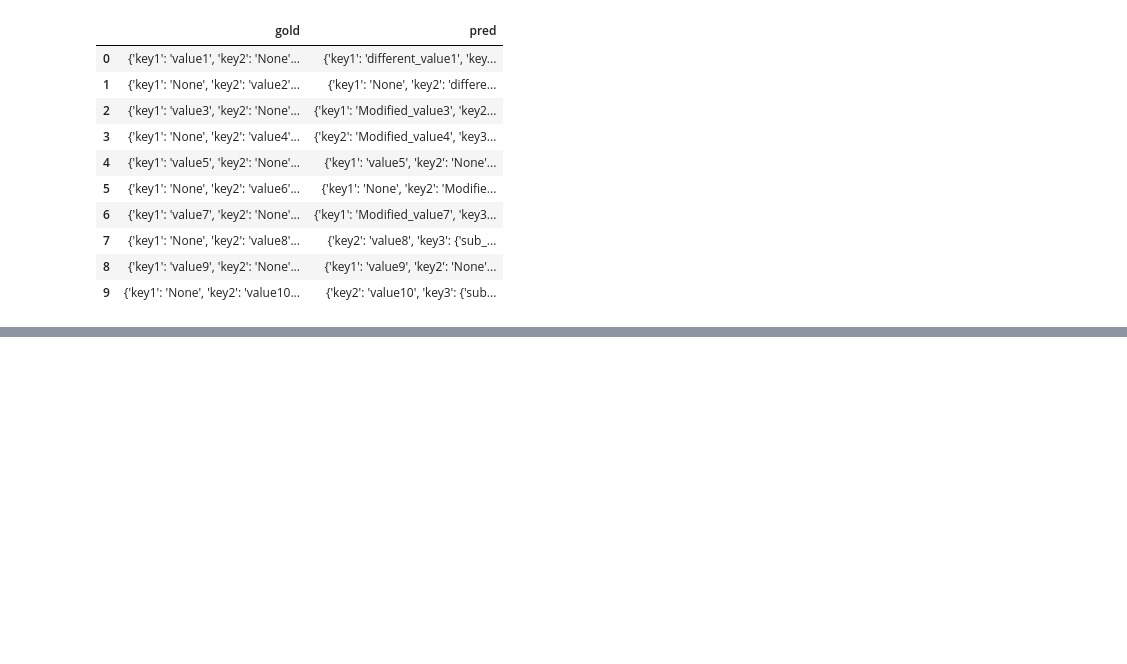
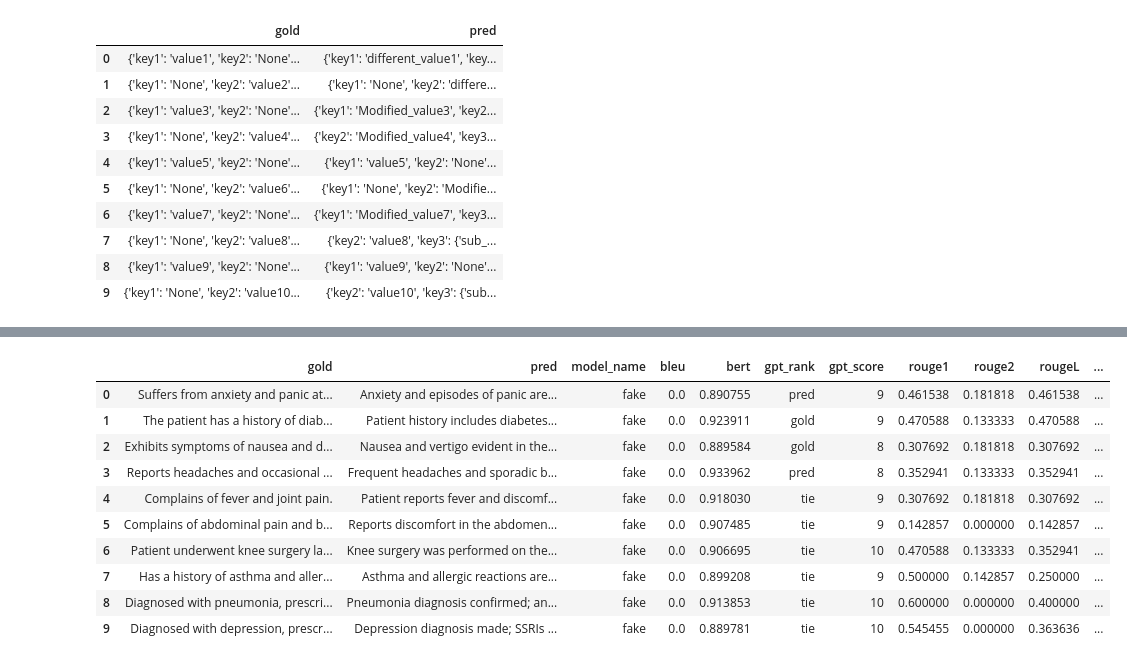
Before and after one commit to EPFL-IC-Make-Team/medinote, a Jupyter notebook: eval_tests.ipynb, the cells around one changed output, grey strips where cells are left out. Saved outputs shown, nothing was run; the diff lists cells and outputs as text; code cells hidden in the pictures; blank space fills up the shorter version.

```diff
--- a/eval_tests.ipynb
+++ b/eval_tests.ipynb
@@ -65,0 +55,4 @@ display(by_keys)
+# %%
+path = 'data/fake_clinical_notes_data.jsonl'
+eval_test_data_clinacal_notes = pd.read_json(path, lines=True)
+display(eval_test_data_clinacal_notes)
@@ -65,0 +71,2 @@ display(by_keys)
+# %%
+res = clinical_note_evaluation('fake',path)
@@ -65,0 +84,14 @@ display(by_keys)
+# %%
+display(res)
+# %% [output]
+|  | gold | pred | model_name | bleu | bert | gpt_rank | gpt_score | rouge1 | rouge2 | rougeL | ... |
+| 0 | Suffers from anxiety and panic at... | Anxiety and episodes of panic are... | fake | 0.0 | 0.890755 | pred | 9 | 0.461538 | 0.181818 | 0.461538 | ... |
+| 1 | The patient has a history of diab... | Patient history includes diabetes... | fake | 0.0 | 0.923911 | gold | 9 | 0.470588 | 0.133333 | 0.470588 | ... |
+| 2 | Exhibits symptoms of nausea and d... | Nausea and vertigo evident in the... | fake | 0.0 | 0.889584 | gold | 8 | 0.307692 | 0.181818 | 0.307692 | ... |
+| 3 | Reports headaches and occasional ... | Frequent headaches and sporadic b... | fake | 0.0 | 0.933962 | pred | 8 | 0.352941 | 0.133333 | 0.352941 | ... |
+| 4 | Complains of fever and joint pain. | Patient reports fever and discomf... | fake | 0.0 | 0.918030 | tie | 9 | 0.307692 | 0.181818 | 0.307692 | ... |
+| 5 | Complains of abdominal pain and b... | Reports discomfort in the abdomen... | fake | 0.0 | 0.907485 | tie | 9 | 0.142857 | 0.000000 | 0.142857 | ... |
+| 6 | Patient underwent knee surgery la... | Knee surgery was performed on the... | fake | 0.0 | 0.906695 | tie | 10 | 0.470588 | 0.133333 | 0.352941 | ... |
+| 7 | Has a history of asthma and aller... | Asthma and allergic reactions are... | fake | 0.0 | 0.899208 | tie | 9 | 0.500000 | 0.142857 | 0.250000 | ... |
+| 8 | Diagnosed with pneumonia, prescri... | Pneumonia diagnosis confirmed; an... | fake | 0.0 | 0.913853 | tie | 10 | 0.600000 | 0.000000 | 0.400000 | ... |
+| 9 | Diagnosed with depression, prescr... | Depression diagnosis made; SSRIs ... | fake | 0.0 | 0.889781 | tie | 10 | 0.545455 | 0.000000 | 0.363636 | ... |
```
Also changed, not shown: parts of 5 cells of this notebook, 2 other files.
